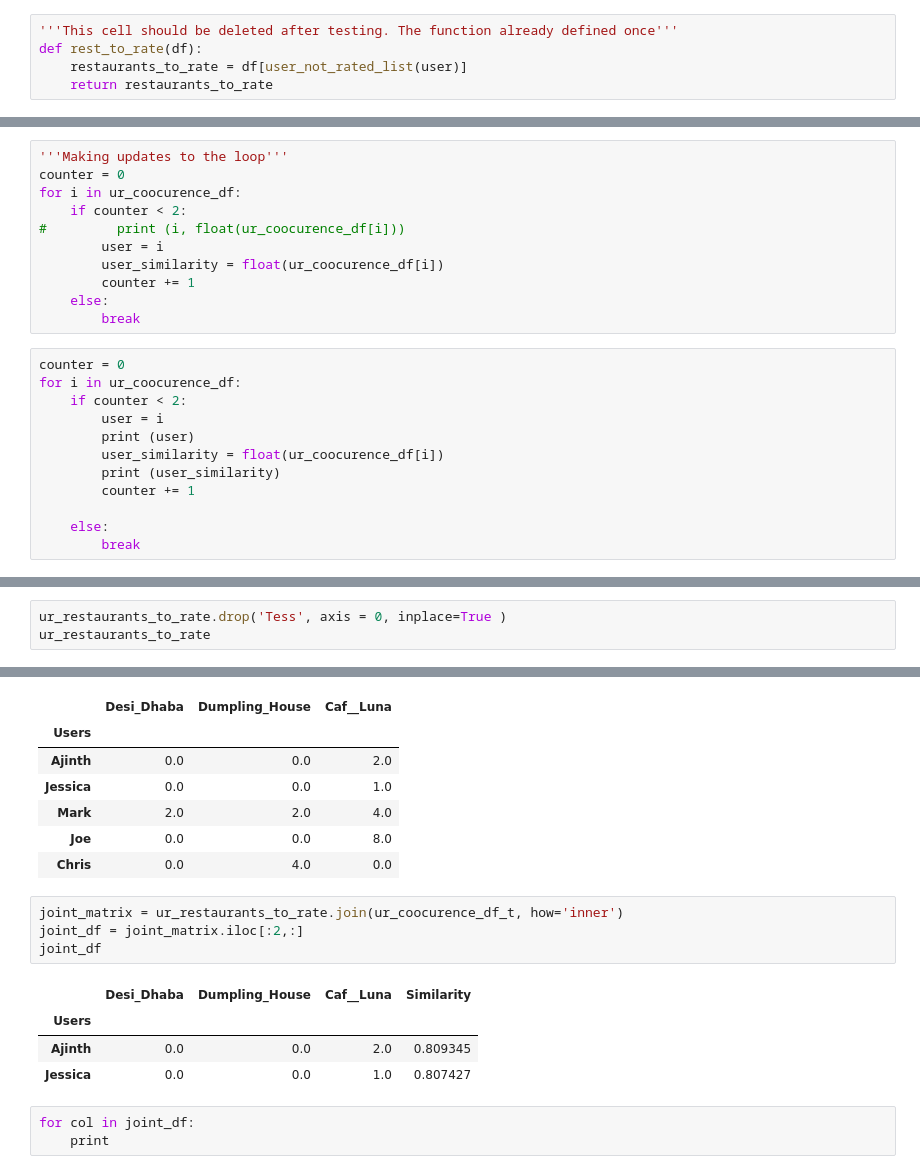
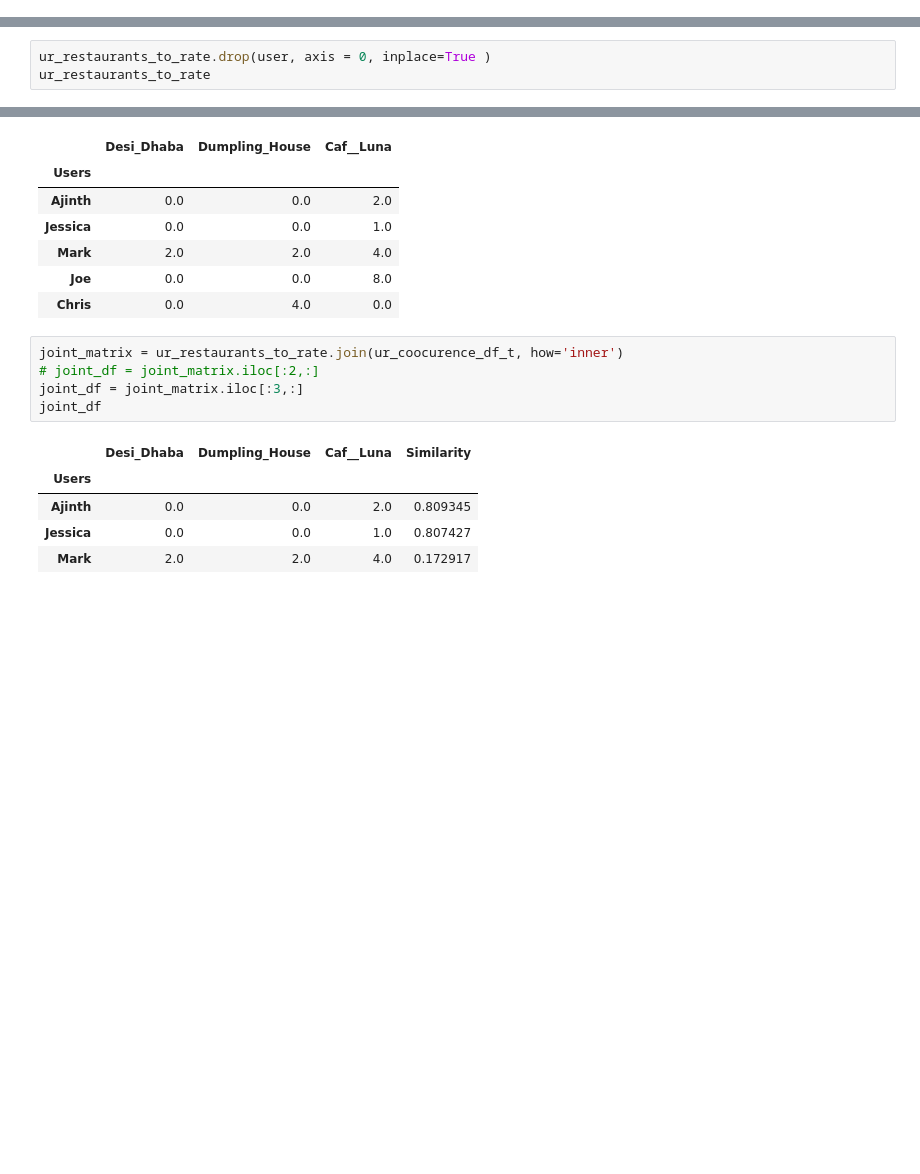
Before and after one commit to Ajinth/Recommender-System, a Jupyter notebook: Research/Recommender_Test_Code.ipynb, the cells around one changed output, grey strips where cells are left out. Saved outputs shown, nothing was run; the diff lists cells and outputs as text; blank space fills up the shorter version.

```diff
--- a/Research/Recommender_Test_Code.ipynb
+++ b/Research/Recommender_Test_Code.ipynb
@@ -318,5 +259,0 @@ restaurants_df.loc[:,:]
-# %%
-'''This cell should be deleted after testing. The function already defined once'''
-def rest_to_rate(df):
-    restaurants_to_rate = df[user_not_rated_list(user)]
-    return restaurants_to_rate
@@ -347,23 +282,0 @@ Jessica  0.8074267672650716
-# %%
-'''Making updates to the loop'''
-counter = 0
-for i in ur_coocurence_df:
-    if counter < 2:
-#         print (i, float(ur_coocurence_df[i]))
-        user = i
-        user_similarity = float(ur_coocurence_df[i])
-        counter += 1
-    else:
-        break
-# %%
-counter = 0
-for i in ur_coocurence_df:
-    if counter < 2:
-        user = i
-        print (user)
-        user_similarity = float(ur_coocurence_df[i])
-        print (user_similarity)
-        counter += 1
-
-    else:
-        break
@@ -402,5 +283,5 @@ ur_coocurence_df_t
 # %%
-ur_restaurants_to_rate.drop('Tess', axis = 0, inplace=True )
+ur_restaurants_to_rate.drop(user, axis = 0, inplace=True )
 ur_restaurants_to_rate
 # %% [output]
 A value is trying to be set on a copy of a slice from a DataFrame
@@ -416,13 +297,12 @@ See the caveats in the documentation: http://pandas.pydata.org/pandas-docs/stabl
 | Chris | 0.0 | 4.0 | 0.0 |
 # %%
 joint_matrix = ur_restaurants_to_rate.join(ur_coocurence_df_t, how='inner')
-joint_df = joint_matrix.iloc[:2,:]
+# joint_df = joint_matrix.iloc[:2,:]
+joint_df = joint_matrix.iloc[:3,:]
 joint_df
 # %% [output]
 |  | Desi_Dhaba | Dumpling_House | Caf__Luna | Similarity |
 | Users |  |  |  |  |
 | Ajinth | 0.0 | 0.0 | 2.0 | 0.809345 |
 | Jessica | 0.0 | 0.0 | 1.0 | 0.807427 |
+| Mark | 2.0 | 2.0 | 4.0 | 0.172917 |
-# %%
-for col in joint_df:
-    print
```
Also changed, not shown: parts of 23 cells of this notebook.
